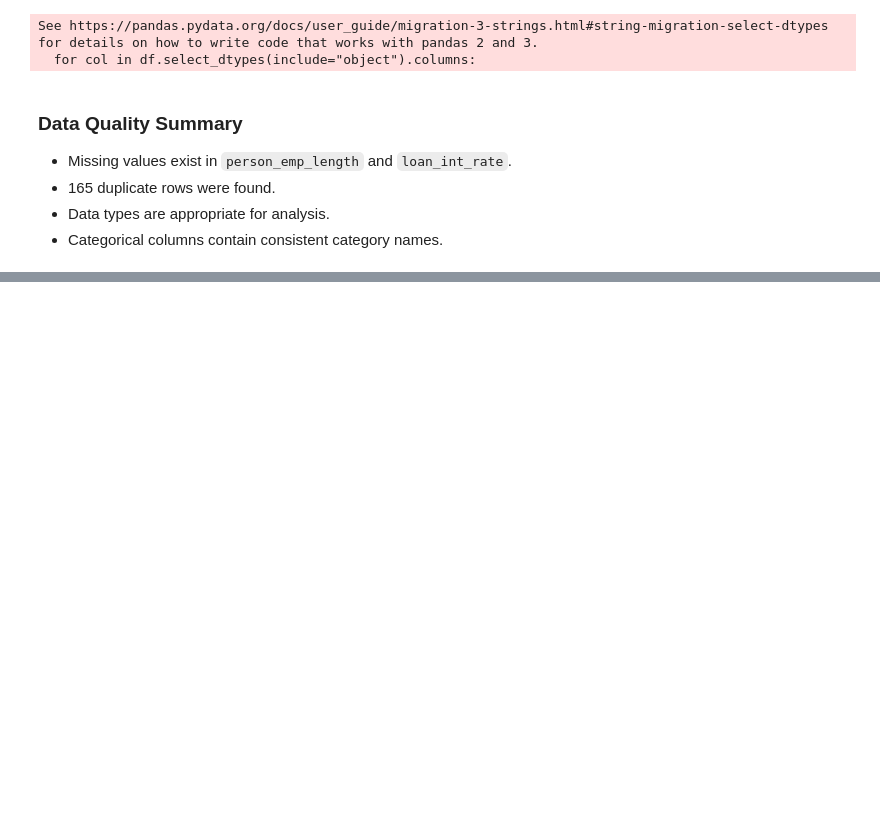
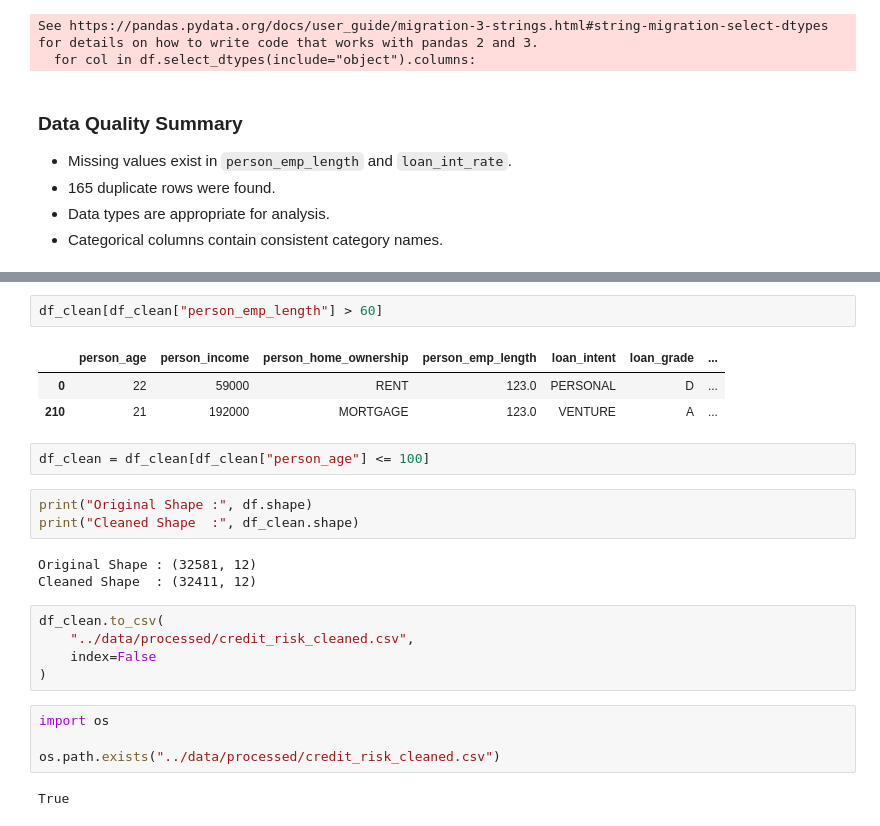
Before and after one commit to charank006/credit-risk-eda, a Jupyter notebook: notebooks/credit_eda.ipynb, the cells around one changed output, grey strips where cells are left out. Drawn from its saved outputs; the diff is of its cells as text; blank space fills up the shorter version.

```diff
--- a/notebooks/credit_eda.ipynb
+++ b/notebooks/credit_eda.ipynb
@@ -277,0 +386,25 @@ See https://pandas.pydata.org/docs/user_guide/migration-3-strings.html#string-mi
+# %%
+df_clean[df_clean["person_emp_length"] > 60]
+# %% [output]
+|  | person_age | person_income | person_home_ownership | person_emp_length | loan_intent | loan_grade | ... |
+| 0 | 22 | 59000 | RENT | 123.0 | PERSONAL | D | ... |
+| 210 | 21 | 192000 | MORTGAGE | 123.0 | VENTURE | A | ... |
+# %%
+df_clean = df_clean[df_clean["person_age"] <= 100]
+# %%
+print("Original Shape :", df.shape)
+print("Cleaned Shape  :", df_clean.shape)
+# %% [output]
+Original Shape : (32581, 12)
+Cleaned Shape  : (32411, 12)
+# %%
+df_clean.to_csv(
+    "../data/processed/credit_risk_cleaned.csv",
+    index=False
+)
+# %%
+import os
+
+os.path.exists("../data/processed/credit_risk_cleaned.csv")
+# %% [output]
+True
```
Also changed, not shown: parts of 13 cells of this notebook.
